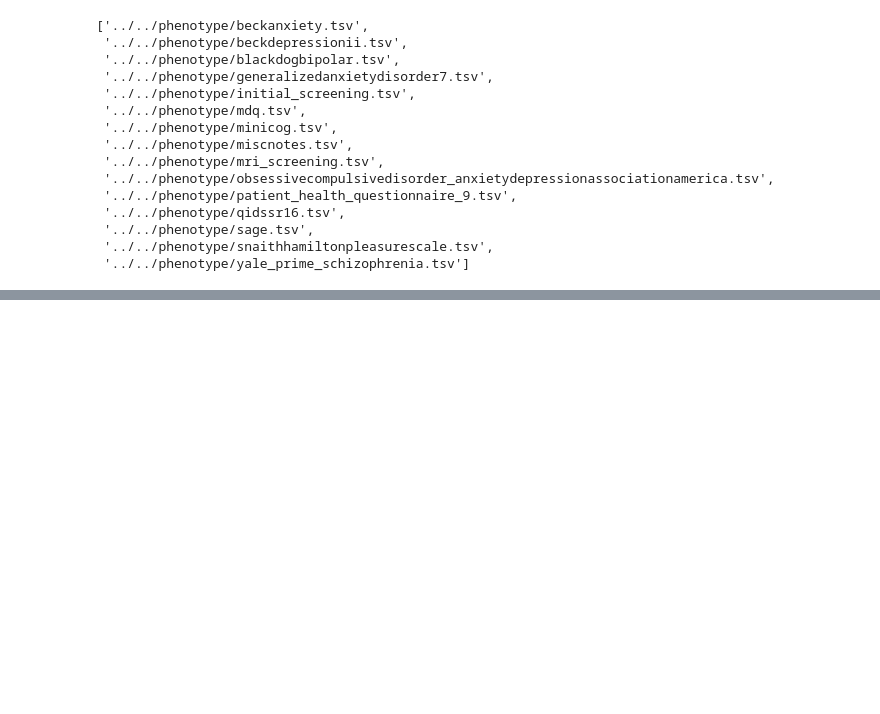
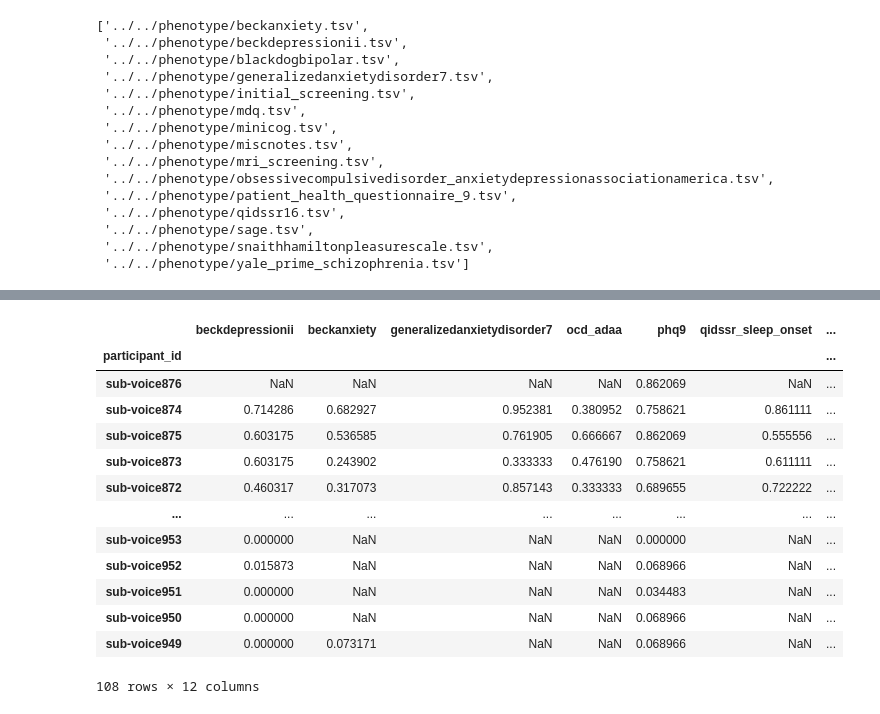
Before and after one commit to Rahul-Brito/mdd_voice_task, a Jupyter notebook: nidm_pheno/Prepare Data for PSY 1950.ipynb, the cells around one changed output, grey strips where cells are left out. Saved outputs shown, nothing was run; the diff lists cells and outputs as text; code cells hidden in the pictures; blank space fills up the shorter version.

```diff
--- a/nidm_pheno/Prepare Data for PSY 1950.ipynb
+++ b/nidm_pheno/Prepare Data for PSY 1950.ipynb
@@ -40,6 +26,7 @@ assesments#[9]
 # %%
-drop = ['../../phenotype/blackdogbipolar.tsv', '../../phenotype/initial_screening.tsv',
+drop = ['../../phenotype/blackdogbipolar.tsv', '../../phenotype/initial_screening.tsv', '../../phenotype/minicog.tsv',
         '../../phenotype/mdq.tsv', '../../phenotype/miscnotes.tsv', '../../phenotype/mri_screening.tsv']
 assesments = [a for a in assesments if a not in drop]
+assesments[0],assesments[1] = assesments[1],assesments[0] #make BDI first
 assesments, len(assesments)
 # %% [output]
@@ -58,0 +82,49 @@ pheno_tables = [pd.read_table(a,  index_col=0) for a in assesments]
+# %%
+### creating long-form sum-score version
+
+pheno_tables = [pd.read_table(a,  index_col=0) for a in assesments]
+sum_score_tables = []
+for pt in pheno_tables:
+    pt.index = pt.participant_id
+    pt.drop(columns='participant_id', axis=1, inplace=True)
+    s = pt.sum(axis=1, min_count=1)# should make NaN sum to NaN not 0
+    #s = s.dropna()
+    s = s/s.max() #make between 0 and 1 to compare tests
+    s.rename(pt.columns[0].split("_1")[0], inplace = True)
+    sum_score_tables.append(s)
+
+age_sex =  pd.read_table('../../phenotype/initial_screening.tsv')[['participant_id','sex', 'age']]
+age_sex.index = age_sex.participant_id
+age_sex.age = age_sex.age - age_sex.age.mean()
+age_sex.drop(columns='participant_id', axis=1, inplace=True)
+
+
+sum_score_tables.append(age_sex)
+sum_scores_df = pd.concat(sum_score_tables, axis=1) #include sex and age as covaraites
+sum_scores_df = sum_scores_df[~((sum_scores_df.index == 'sub-voice955') & (sum_scores_df.age == 53.0) & (sum_scores_df.sex == 'male'))] #remove redundant 955
+sum_scores_df.drop('sub-voicenan', inplace=True)
+#sum_scores_df.drop(columns=['age', 'sex'], inplace=True)
+
+#remove people with NAN in the BDI including people with question scores >3
+#bdi_df = pheno.loc[:,pheno.columns.str.contains('beckdepression')]
+#pheno = pheno.loc[bdi_df[bdi_df < 3].dropna().index,:]
+#pheno = pheno.loc[:,~pheno.columns.duplicated()]
+#pheno = pheno.reset_index(drop=True)
+sum_scores_df['participant_id'] = sum_scores_df.index
+#sum_scores_df.reset_index()
+sum_scores_df
+# %% [output]
+|  | beckdepressionii | beckanxiety | generalizedanxietydisorder7 | ocd_adaa | phq9 | qidssr_sleep_onset | ... |
+| participant_id |  |  |  |  |  |  | ... |
+| sub-voice876 | NaN | NaN | NaN | NaN | 0.862069 | NaN | ... |
+| sub-voice874 | 0.714286 | 0.682927 | 0.952381 | 0.380952 | 0.758621 | 0.861111 | ... |
+| sub-voice875 | 0.603175 | 0.536585 | 0.761905 | 0.666667 | 0.862069 | 0.555556 | ... |
+| sub-voice873 | 0.603175 | 0.243902 | 0.333333 | 0.476190 | 0.758621 | 0.611111 | ... |
+| sub-voice872 | 0.460317 | 0.317073 | 0.857143 | 0.333333 | 0.689655 | 0.722222 | ... |
+| ... | ... | ... | ... | ... | ... | ... | ... |
+| sub-voice953 | 0.000000 | NaN | NaN | NaN | 0.000000 | NaN | ... |
+| sub-voice952 | 0.015873 | NaN | NaN | NaN | 0.068966 | NaN | ... |
+| sub-voice951 | 0.000000 | NaN | NaN | NaN | 0.034483 | NaN | ... |
+| sub-voice950 | 0.000000 | NaN | NaN | NaN | 0.068966 | NaN | ... |
+| sub-voice949 | 0.000000 | 0.073171 | NaN | NaN | 0.068966 | NaN | ... |
+108 rows × 12 columns
```
Also changed, not shown: parts of 15 cells of this notebook, 14 other files.
